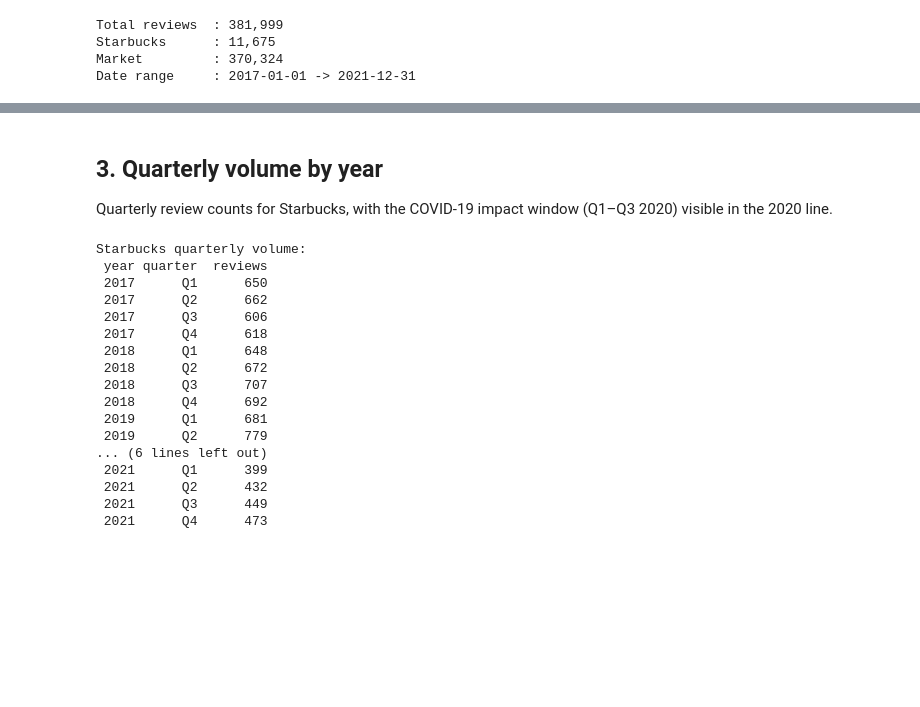
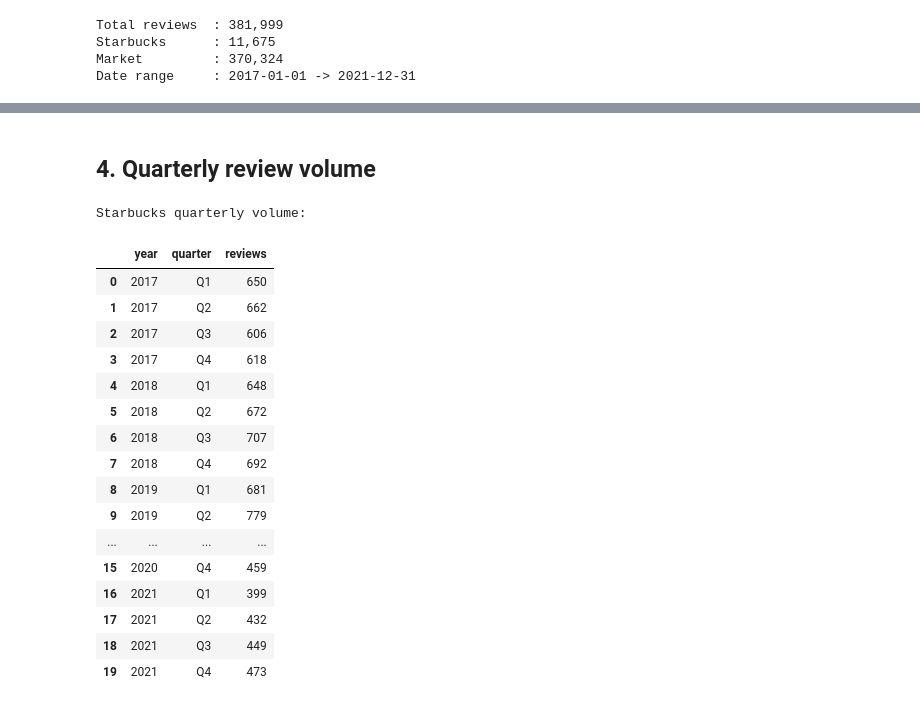
Before and after one commit to ww532/starbucks-yelp-reviews, a Jupyter notebook: notebooks/05_volume_trends.ipynb, the cells around one changed output, grey strips where cells are left out. Saved outputs shown, nothing was run; the diff lists cells and outputs as text; code cells hidden in the pictures; blank space fills up the shorter version.

```diff
--- a/notebooks/05_volume_trends.ipynb
+++ b/notebooks/05_volume_trends.ipynb
@@ -86,31 +123,30 @@ fig.show()
-# %% [markdown]
-## 3. Quarterly volume by year
-
-Quarterly review counts for Starbucks, with the COVID-19 impact window (Q1–Q3 2020) visible in the 2020 line.
+# %% [markdown]
+## 4. Quarterly review volume
 # %%
 sbux_copy = sbux.copy()
 sbux_copy["quarter_label"] = "Q" + sbux_copy["quarter"].astype(str)
 vol = sbux_copy.groupby(["year", "quarter_label"])["review_id"].count().reset_index()
 vol.columns = ["year", "quarter", "reviews"]
 
 print("Starbucks quarterly volume:")
-print(vol.to_string(index=False))
+display(vol)
 # %% [output]
 Starbucks quarterly volume:
- year quarter  reviews
- 2017      Q1      650
- 2017      Q2      662
- 2017      Q3      606
- 2017      Q4      618
- 2018      Q1      648
- 2018      Q2      672
- 2018      Q3      707
- 2018      Q4      692
- 2019      Q1      681
- 2019      Q2      779
-... (6 lines left out)
- 2021      Q1      399
- 2021      Q2      432
- 2021      Q3      449
- 2021      Q4      473
+|  | year | quarter | reviews |
+| 0 | 2017 | Q1 | 650 |
+| 1 | 2017 | Q2 | 662 |
+| 2 | 2017 | Q3 | 606 |
+| 3 | 2017 | Q4 | 618 |
+| 4 | 2018 | Q1 | 648 |
+| 5 | 2018 | Q2 | 672 |
+| 6 | 2018 | Q3 | 707 |
+| 7 | 2018 | Q4 | 692 |
+| 8 | 2019 | Q1 | 681 |
+| 9 | 2019 | Q2 | 779 |
+| ... | ... | ... | ... |
+| 15 | 2020 | Q4 | 459 |
+| 16 | 2021 | Q1 | 399 |
+| 17 | 2021 | Q2 | 432 |
+| 18 | 2021 | Q3 | 449 |
+| 19 | 2021 | Q4 | 473 |
 # %%
```
Also changed, not shown: parts of 22 cells of this notebook, 32 other files.
